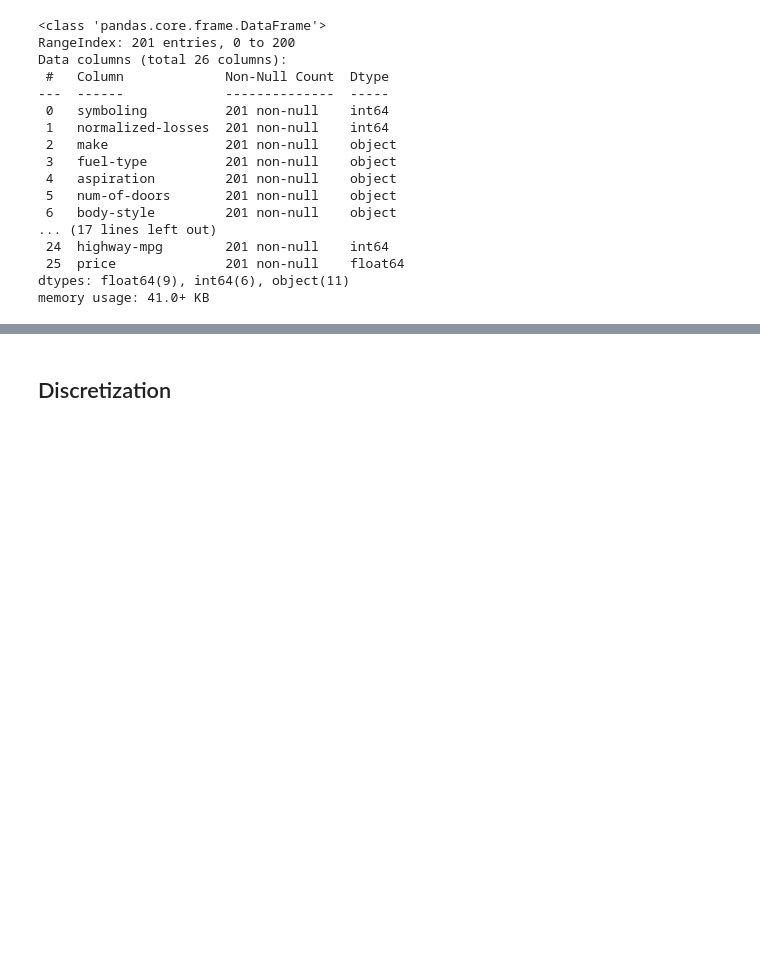
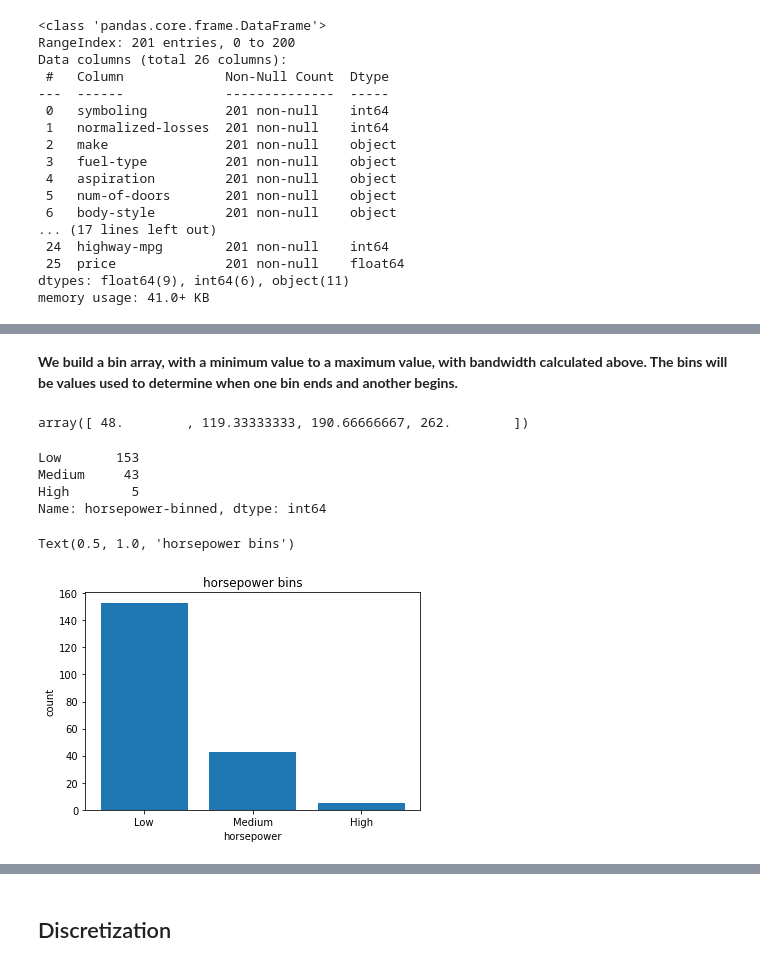
Before and after one commit to nafisa-samia/Automobile-Price-Prediction-using-Linear-Regression, a Jupyter notebook: Automobile_price_prediction_using_regression.ipynb, the cells around one changed output, grey strips where cells are left out. Cells and saved outputs as stored; diff of their text form; code cells hidden in the pictures; blank space fills up the shorter version.

```diff
--- a/Automobile_price_prediction_using_regression.ipynb
+++ b/Automobile_price_prediction_using_regression.ipynb
@@ -257,0 +319,32 @@ df.describe()
+# %% [markdown]
+<b>We build a bin array, with a minimum value to a maximum value, with bandwidth calculated above. The bins will be values used to determine when one bin ends and another begins.</b>
+# %%
+bins = np.linspace(min(df["horsepower"]), max(df["horsepower"]), 4)
+bins
+# %% [output]
+array([ 48.        , 119.33333333, 190.66666667, 262.        ])
+# %%
+# We set group names:
+group_names = ['Low', 'Medium', 'High']
+
+# We apply the function cut that determine what each value of df['horsepower'] belongs to.
+df['horsepower-binned'] = pd.cut(df['horsepower'], bins, labels=group_names, include_lowest=True )
+
+# Lets see the number of vehicles in each bin
+df["horsepower-binned"].value_counts()
+# %% [output]
+Low       153
+Medium     43
+High        5
+Name: horsepower-binned, dtype: int64
+# %%
+# Lets plot the distribution of each bin.
+pyplot.bar(group_names, df["horsepower-binned"].value_counts())
+
+# set x/y labels and plot title
+plt.xlabel("horsepower")
+plt.ylabel("count")
+plt.title("horsepower bins")
+# %% [output]
+Text(0.5, 1.0, 'horsepower bins')
+[figure, added]
```
Also changed, not shown: parts of 28 cells of this notebook.
